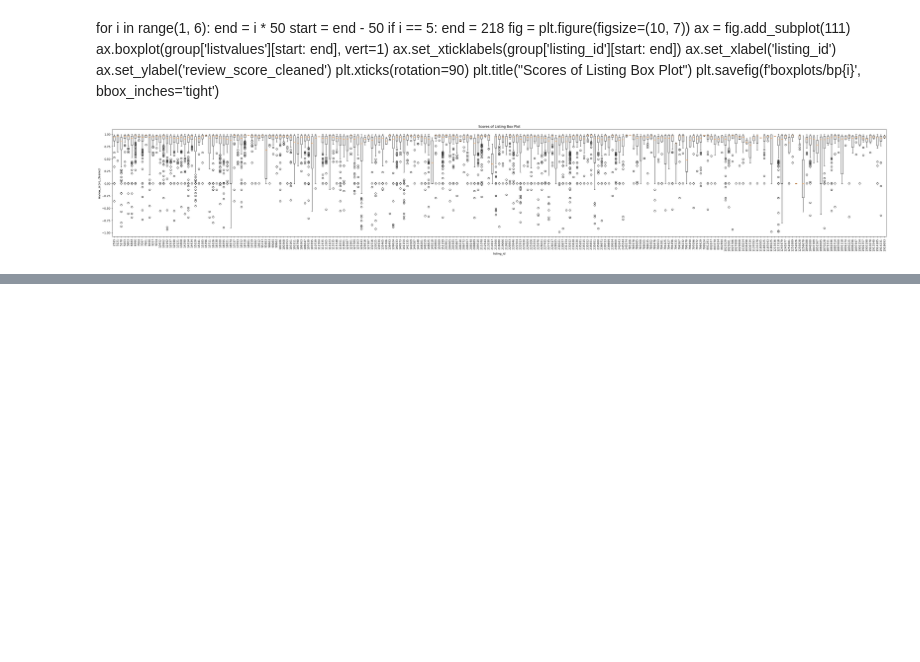
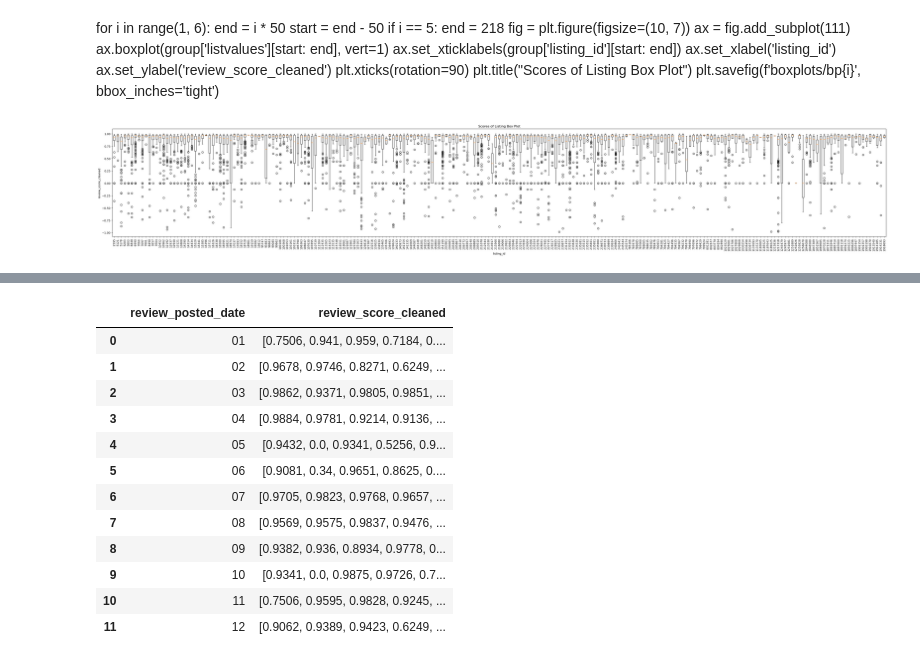
Before and after one commit to westernmeadow/CS4650-Capstone-Project, a Jupyter notebook: CS4650CapstoneProject.ipynb, the cells around one changed output, grey strips where cells are left out. Drawn from its saved outputs; the diff is of its cells as text; code cells hidden in the pictures; blank space fills up the shorter version.

```diff
--- a/CS4650CapstoneProject.ipynb
+++ b/CS4650CapstoneProject.ipynb
@@ -259,3 +317,21 @@ plt.savefig(f'boxplots/bp_long', bbox_inches='tight')
+# %%
+group3 = review.groupby(review['review_posted_date'].astype(str).str[:2])['review_score_cleaned'].apply(list)
+group3 = group3.reset_index()
+group3
+# %% [output]
+|  | review_posted_date | review_score_cleaned |
+| 0 | 01 | [0.7506, 0.941, 0.959, 0.7184, 0.... |
+| 1 | 02 | [0.9678, 0.9746, 0.8271, 0.6249, ... |
+| 2 | 03 | [0.9862, 0.9371, 0.9805, 0.9851, ... |
+| 3 | 04 | [0.9884, 0.9781, 0.9214, 0.9136, ... |
+| 4 | 05 | [0.9432, 0.0, 0.9341, 0.5256, 0.9... |
+| 5 | 06 | [0.9081, 0.34, 0.9651, 0.8625, 0.... |
+| 6 | 07 | [0.9705, 0.9823, 0.9768, 0.9657, ... |
+| 7 | 08 | [0.9569, 0.9575, 0.9837, 0.9476, ... |
+| 8 | 09 | [0.9382, 0.936, 0.8934, 0.9778, 0... |
+| 9 | 10 | [0.9341, 0.0, 0.9875, 0.9726, 0.7... |
+| 10 | 11 | [0.7506, 0.9595, 0.9828, 0.9245, ... |
+| 11 | 12 | [0.9062, 0.9389, 0.9423, 0.6249, ... |
 # %%
 %%file sentiment_month_and_year.py
 from mrjob.job import MRJob
```
Also changed, not shown: parts of 12 cells of this notebook, 3 other files.
